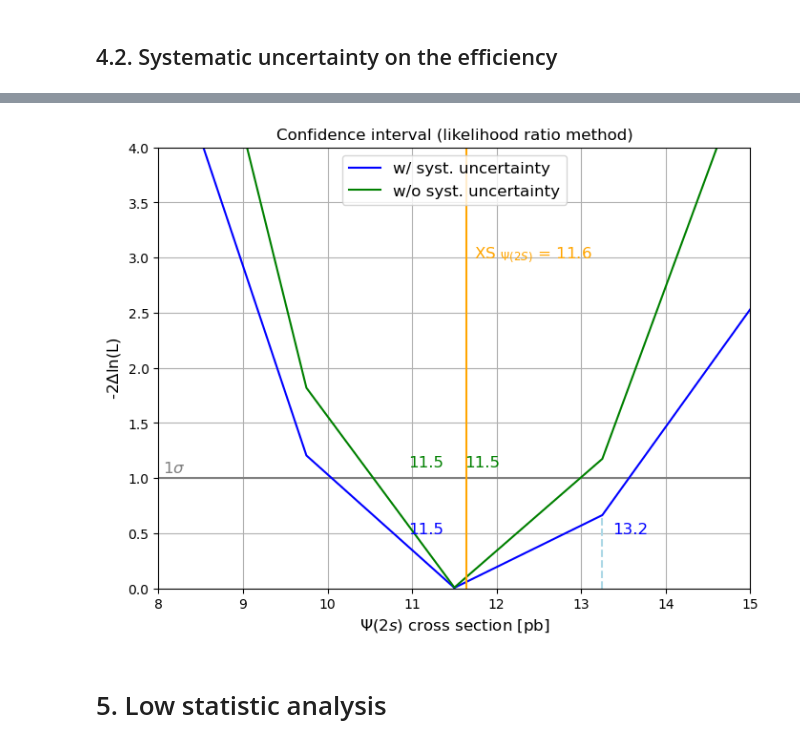
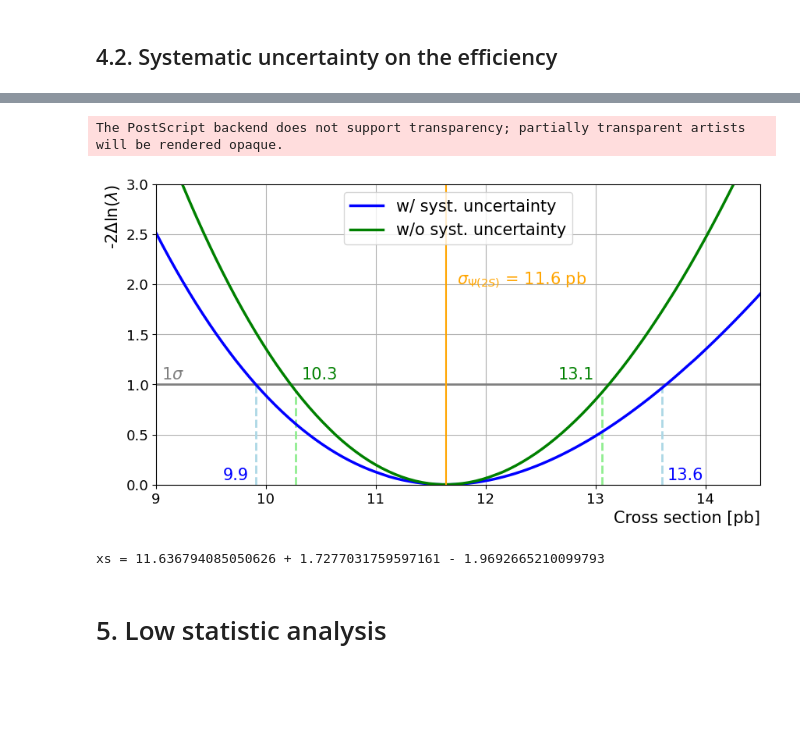
Before and after one commit to Matteo-Bellino/SMATEP_Project, a Jupyter notebook: Psi2S_RadanoBellino.ipynb, the cells around one changed output, grey strips where cells are left out. Cells and saved outputs as stored; diff of their text form; code cells hidden in the pictures; blank space fills up the shorter version.

```diff
--- a/Psi2S_RadanoBellino.ipynb
+++ b/Psi2S_RadanoBellino.ipynb
@@ -577,8 +579,8 @@ The PostScript backend does not support transparency; partially transparent arti
 # %% [markdown]
 ## 4.1. No systematic uncertainty
 # %%
-NLL_size = 5
-xs_values = np.linspace(8,15,NLL_size)
+NLL_size = 100
+xs_values = np.linspace(9,15,NLL_size)
 NLL_values = np.zeros(NLL_size)
 
 for i,xs in enumerate(xs_values):
@@ -591,6 +593,8 @@ for i,xs in enumerate(xs_values):
     minimizer = zfit.minimize.Minuit()
     temp_result = minimizer.minimize(loss)
     NLL_values[i] = temp_result.fmin
+
+#winsound.Beep(1000, 3000)
 # %%
 min_NLL = result.fmin
 NLL_variation = 2*(NLL_values-min_NLL)
@@ -699,35 +708,41 @@ The confidence interval [11.500,13.250] contains the true value of the parameter
 # %%
 # Displaying the results
-plt.figure(figsize=(8,6))
-plt.plot(xs_values, np.ones(NLL_size), color='grey')
-plt.text(8.05,1.05, "$1\sigma$", color='gray', fontsize = fs) #this line does not work for some reason
+plt.figure(figsize=(10,5))
+plt.plot(xs_values, np.ones(NLL_size), color='grey', linewidth=2)
+plt.text(9.05,1.05, "$1\sigma$", color='gray', fontsize = fs) #this line does not work for some reason
 
+plt.plot([xs_interval_sys[0], xs_interval_sys[0]], [0, NLL_variation_sys[NLL_variation_sys<1][0]], color='lightblue', linestyle = "--", linewidth=2)
+plt.plot([xs_interval_sys[1], xs_interval_sys[1]], [0, NLL_variation_sys[NLL_variation_sys<1][-1]],color='lightblue', linestyle = "--", linewidth=2)
+plt.plot([xs_interval[0], xs_interval[0]], [0, NLL_variation[NLL_variation<1][0]], color='lightgreen', linestyle = "--", linewidth=2)
+plt.plot([xs_interval[1], xs_interval[1]], [0, NLL_variation[NLL_variation<1][-1]],color='lightgreen', linestyle = "--", linewidth=2)
 
-plt.plot([xs_interval_sys[0], xs_interval_sys[0]], [0, NLL_variation_sys[NLL_variation_sys<1][0]], color='lightblue', linestyle = "--")
-plt.plot([xs_interval_sys[1], xs_interval_sys[1]], [0, NLL_variation_sys[NLL_variation_sys<1][-1]],color='lightblue', linestyle = "--")
-plt.plot([xs_interval[0], xs_interval[0]], [0, NLL_variation[NLL_variation<1][0]], color='lightgreen', linestyle = "--")
-plt.plot([xs_interval[1], xs_interval[1]], [0, NLL_variation[NLL_variation<1][-1]],color='lightgreen', linestyle = "--")
-
-plt.plot(xs_values, NLL_variation_sys, color = "blue", label='w/ syst. uncertainty')
-plt.plot(xs_values, NLL_variation, color = 'green', label='w/o syst. uncertainty')
+plt.plot(xs_values, NLL_variation_sys, color = "blue", label='w/ syst. uncertainty', linewidth=2.5)
+plt.plot(xs_values, NLL_variation, color = 'green', label='w/o syst. uncertainty', linewidth=2.5)
 plt.axvline(result_sys.values[2], color='orange', linestyle = "-")
-plt.title('Confidence interval (likelihood ratio method)', fontsize = fs)
-plt.xlabel('$\\Psi(2s)$ cross section [pb]', fontsize = fs)
-plt.ylabel('-2$\\Delta$ln(L)', fontsize = fs)
+#plt.title('Confidence interval (likelihood ratio method)', fontsize = fs)
+plt.xlabel('Cross section [pb]', fontsize = fs, loc = "right")
+plt.ylabel('-2$\\Delta$ln($\lambda$)', fontsize = fs, loc = "top")
 plt.grid()
-plt.ylim([0.,4.])
-plt.xlim([8.,15.])
-plt.text(xs_interval_sys[0]-0.55,0.5, f'{xs_interval_sys[0]:.1f}', color='blue', fontsize = fs)
-plt.text(xs_interval_sys[1]+0.12,0.5, f'{xs_interval_sys[1]:.1f}', color='blue', fontsize = fs)
-plt.text(xs_interval[0]+0.12,1.1, f'{xs_interval[0]:.1f}', color='green', fontsize = fs)
-plt.text(xs_interval[1]-0.55,1.1, f'{xs_interval[1]:.1f}', color='green', fontsize = fs)
-plt.text(result_sys.values[2]+0.1,3, "XS $_{\Psi(2S)}$"+f" = {result_sys.values[2]:.1f}", color='orange', fontsize = fs)
+plt.tick_params(axis='both', labelsize=tfs)
+plt.ylim([0.,3.])
+plt.xlim([9.,14.5])
+plt.text(xs_interval_sys[0]-0.3,0.05, f'{xs_interval_sys[0]:.1f}', color='blue', fontsize = fs)
+plt.text(xs_interval_sys[1]+0.05,0.05, f'{xs_interval_sys[1]:.1f}', color='blue', fontsize = fs)
+plt.text(xs_interval[0]+0.05,1.05, f'{xs_interval[0]:.1f}', color='green', fontsize = fs)
+plt.text(xs_interval[1]-0.4,1.05, f'{xs_interval[1]:.1f}', color='green', fontsize = fs)
+plt.text(result_sys.values[2]+0.1,2, "$\sigma_{\Psi(2S)}$"+f" = {result_sys.values[2]:.1f} pb", color='orange', fontsize = fs)
 plt.legend(fontsize = fs, loc='upper center')
 
 plt.savefig("sys_LR.png")
+plt.savefig("sys_LR.eps")
 plt.show()
 # %% [output]
+The PostScript backend does not support transparency; partially transparent artists will be rendered opaque.
-[figure, old version]
+[figure, new version]
+# %%
+print(f"xs = {result_sys.values[2]} + {result_sys.values[2]-xs_interval_sys[0]} - {-result_sys.values[2]+xs_interval_sys[1]}")
+# %% [output]
+xs = 11.636794085050626 + 1.7277031759597161 - 1.9692665210099793
 # %% [markdown]
 # 5. Low statistic analysis
 # %% [markdown]
```
Also changed, not shown: parts of 11 cells of this notebook.
